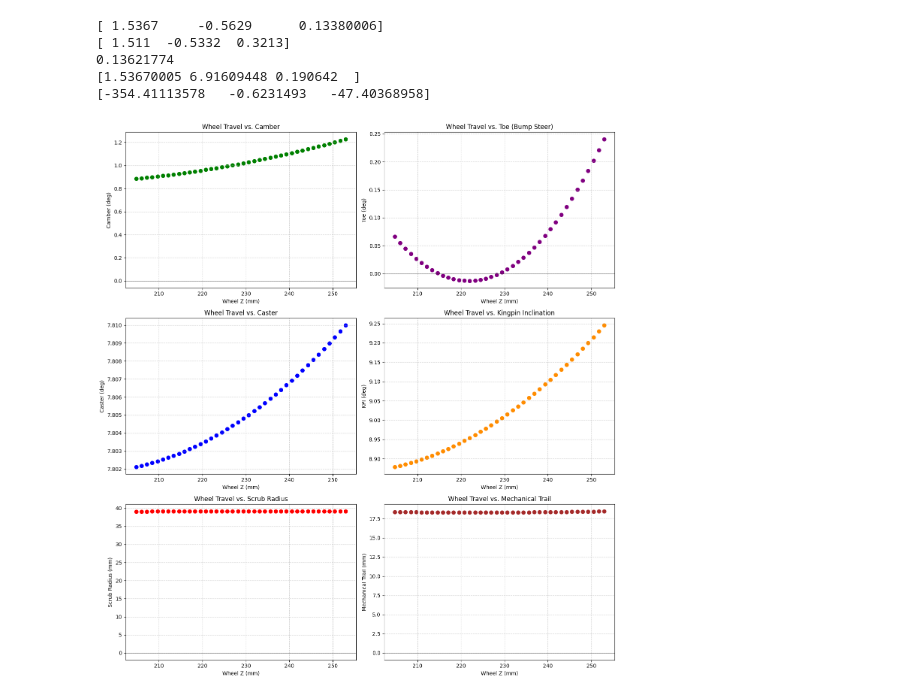
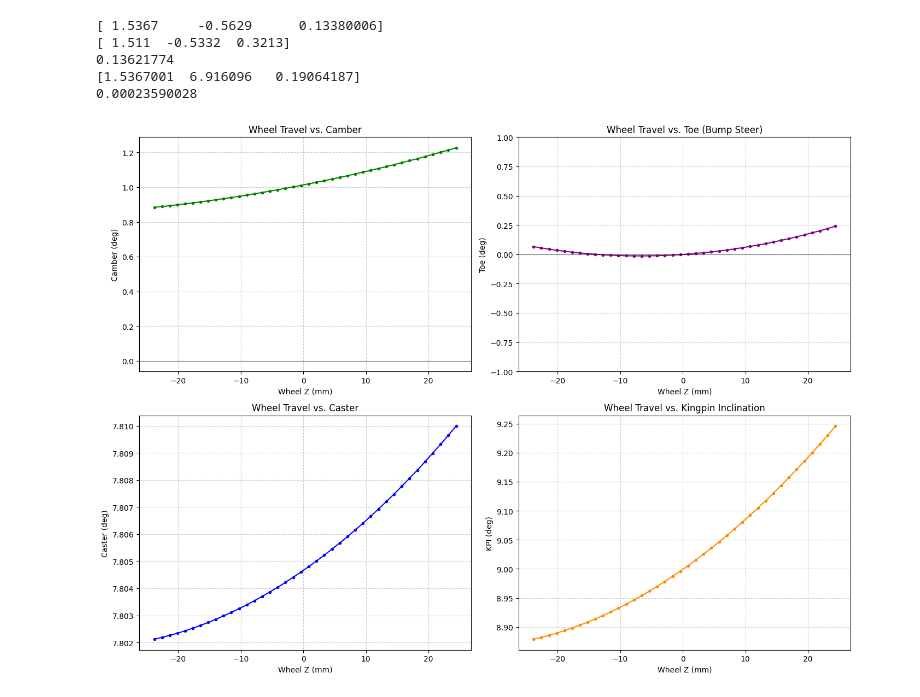
Before and after one commit to Bfoke/Sims-and-Calculators, a Jupyter notebook: Kinematics/SuspensionTest.ipynb, the cells around one changed output. Cells and saved outputs as stored; diff of their text form; code cells hidden in the pictures.

Commit message:
made some renders, rear wheel toe calc is broken

```diff
--- a/Kinematics/SuspensionTest.ipynb
+++ b/Kinematics/SuspensionTest.ipynb
@@ -47,13 +47,14 @@ print(metrics['lower_bj'])
 print(metrics['upper_bj'])
 print(metrics['caster'])
 print(metrics['instant_roll_center'])
+print(metrics['contact_point'][2])
 # print(metrics['instant_pitch_center'])
 # %% [output]
 [ 1.5367     -0.5629      0.13380006]
 [ 1.511  -0.5332  0.3213]
 0.13621774
-[1.53670005 6.91609448 0.190642  ]
-[-354.41113578   -0.6231493   -47.40368958]
+[1.5367001  6.916096   0.19064187]
+0.00023590028
 # %%
 '''SWEEP TEST BLOCK'''
 
@@ -74,6 +75,7 @@ camber_deg = []
 toe_deg = []
 kpi_deg = []
 mech_trail_mm = []
+contact_point = []
 
 # 4. Run the Sweep Loop
 for t in thetas:
@@ -87,64 +89,68 @@ for t in thetas:
     toe_deg.append(jnp.degrees(metrics["toe"]))
     kpi_deg.append(jnp.degrees(metrics["kingpin_inc"]))
     mech_trail_mm.append(metrics["mechanical_trail"] * 1000)
-    # print(metrics["mechanical_trail"])
+    contact_point.append(metrics["contact_point"][2]*1000)
+
+    # print(metrics["contact_point"][2])
 
 # 5. Plotting (Expanded to 3x2 Grid)
 plt.figure(figsize=(14, 15))
 
 # Plot 1: Camber Curve
 plt.subplot(3, 2, 1)
-plt.scatter(travel_mm, camber_deg, color='green', linewidth=2)
+plt.plot(contact_point, camber_deg, color='green', marker='o', markersize=3, linewidth=1.5)
 plt.axhline(0, color='black', linewidth=0.8, alpha=0.5)
+
 plt.title("Wheel Travel vs. Camber")
 plt.xlabel("Wheel Z (mm)")
 plt.ylabel("Camber (deg)")
 plt.grid(True, linestyle='--', alpha=0.6)
 
 # Plot 2: Bump Steer (Toe)
 plt.subplot(3, 2, 2)
-plt.scatter(travel_mm, toe_deg, color='purple', linewidth=2)
+plt.plot(contact_point, toe_deg, color='purple', marker='o', markersize=3, linewidth=1.5)
+plt.ylim(-1, 1)
 plt.axhline(0, color='black', linewidth=0.8, alpha=0.5)
 plt.title("Wheel Travel vs. Toe (Bump Steer)")
 plt.xlabel("Wheel Z (mm)")
 plt.ylabel("Toe (deg)")
 plt.grid(True, linestyle='--', alpha=0.6)
 
 # Plot 3: Caster
 plt.subplot(3, 2, 3)
-plt.scatter(travel_mm, caster_deg, color='blue', linewidth=2)
+plt.plot(contact_point, caster_deg, color='blue', marker='o', markersize=3, linewidth=1.5)
 plt.title("Wheel Travel vs. Caster")
 plt.xlabel("Wheel Z (mm)")
 plt.ylabel("Caster (deg)")
 plt.grid(True, linestyle='--', alpha=0.6)
 
 # Plot 4: Kingpin Inclination (KPI/SAI)
 plt.subplot(3, 2, 4)
-plt.scatter(travel_mm, kpi_deg, color='darkorange', linewidth=2)
+plt.plot(contact_point, kpi_deg, color='darkorange', marker='o', markersize=3, linewidth=1.5)
 plt.title("Wheel Travel vs. Kingpin Inclination")
 plt.xlabel("Wheel Z (mm)")
 plt.ylabel("KPI (deg)")
 plt.grid(True, linestyle='--', alpha=0.6)
 
 # Plot 5: Scrub Radius
-plt.subplot(3, 2, 5)
-plt.scatter(travel_mm, scrub_mm, color='red', linewidth=2)
-plt.axhline(0, color='black', linewidth=0.8, alpha=0.5)
-plt.title("Wheel Travel vs. Scrub Radius")
-plt.xlabel("Wheel Z (mm)")
-plt.ylabel("Scrub Radius (mm)")
-plt.grid(True, linestyle='--', alpha=0.6)
+# plt.subplot(3, 2, 5)
+# plt.scatter(contact_point, scrub_mm, color='red', linewidth=2)
+# plt.axhline(0, color='black', linewidth=0.8, alpha=0.5)
+# plt.title("Wheel Travel vs. Scrub Radius")
+# plt.xlabel("Wheel Z (mm)")
+# plt.ylabel("Scrub Radius (mm)")
+# plt.grid(True, linestyle='--', alpha=0.6)
 
-# Plot 6: Mechanical Trail
-plt.subplot(3, 2, 6)
-plt.scatter(travel_mm, mech_trail_mm, color='brown', linewidth=2)
-plt.axhline(0, color='black', linewidth=0.8, alpha=0.5)
-plt.title("Wheel Travel vs. Mechanical Trail")
-plt.xlabel("Wheel Z (mm)")
-plt.ylabel("Mechanical Trail (mm)")
-plt.grid(True, linestyle='--', alpha=0.6)
+# # Plot 6: Mechanical Trail
+# plt.subplot(3, 2, 6)
+# plt.scatter(contact_point, mech_trail_mm, color='brown', linewidth=2)
+# plt.axhline(0, color='black', linewidth=0.8, alpha=0.5)
+# plt.title("Wheel Travel vs. Mechanical Trail")
+# plt.xlabel("Wheel Z (mm)")
+# plt.ylabel("Mechanical Trail (mm)")
+# plt.grid(True, linestyle='--', alpha=0.6)
 
 plt.tight_layout()
 plt.show()
 # %% [output]
-[figure, old version]
+[figure, new version]
```
Also changed, not shown: parts of 6 cells of this notebook, 8 other files.
